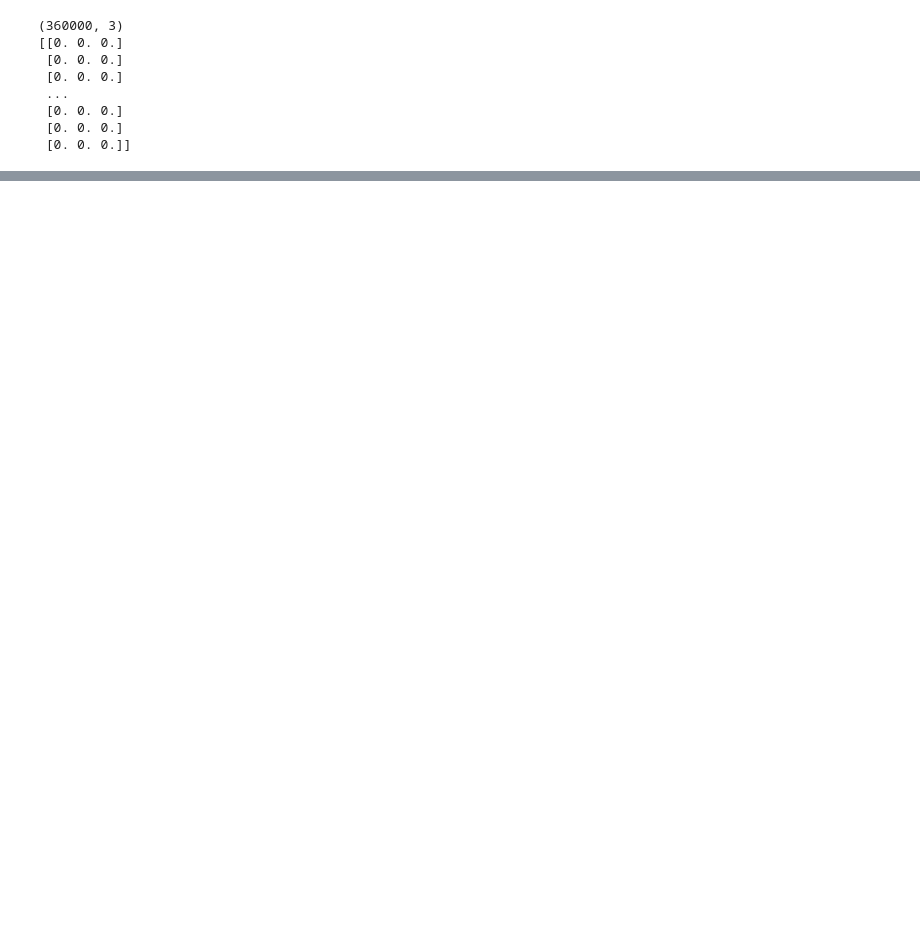
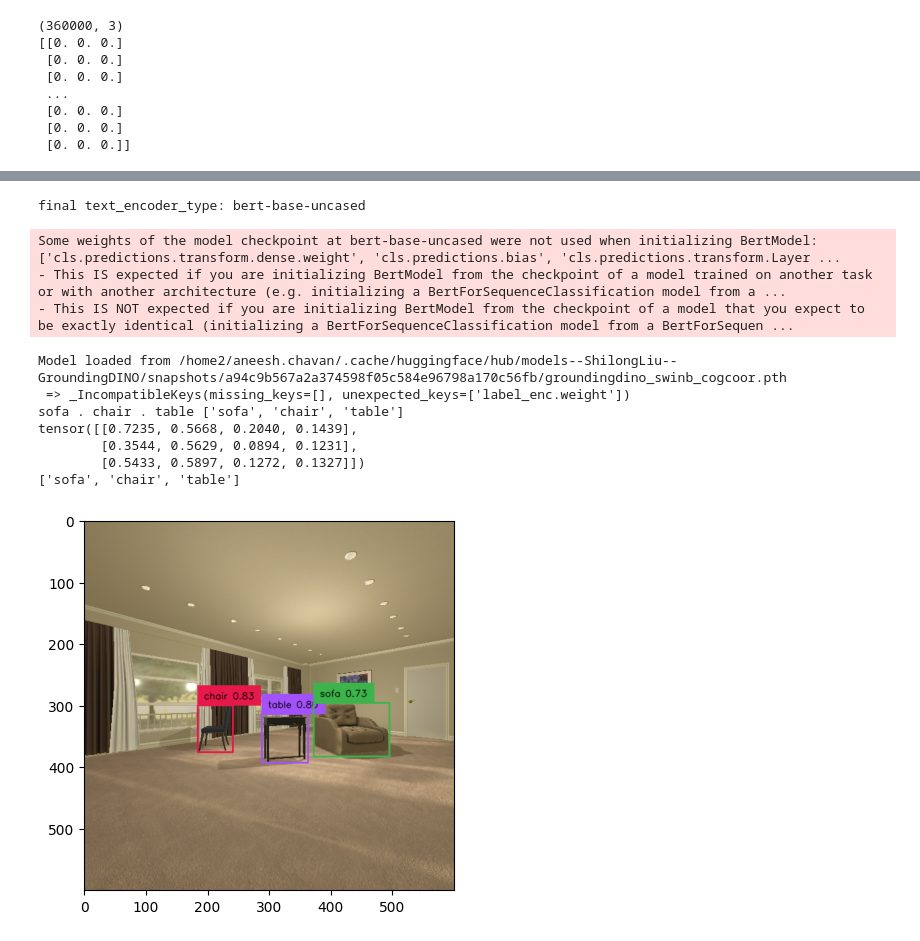
Before and after one commit to aneeshc12/Change_detection, a Jupyter notebook: localization_expt.ipynb, the cells around one changed output, grey strips where cells are left out. Saved outputs shown, nothing was run; the diff lists cells and outputs as text; code cells hidden in the pictures; blank space fills up the shorter version.

```diff
--- a/localization_expt.ipynb
+++ b/localization_expt.ipynb
@@ -512,0 +937,26 @@ fig.show()
+# %%
+objectFinder = ObjectFinder()
+
+test_img_path = '/home2/aneesh.chavan/Change_detection/360_zip/view2/view2.png'
+image_source, image = load_image(test_img_path)
+Image.fromarray(image_source)
+
+db, pr = objectFinder.find(test_img_path)
+
+print(db)
+print(pr)
+
+objectFinder._show_detections(test_img_path)
+# %% [output]
+final text_encoder_type: bert-base-uncased
+Some weights of the model checkpoint at bert-base-uncased were not used when initializing BertModel: ['cls.predictions.transform.dense.weight', 'cls.predictions.bias', 'cls.predictions.transform.Layer ...
+- This IS expected if you are initializing BertModel from the checkpoint of a model trained on another task or with another architecture (e.g. initializing a BertForSequenceClassification model from a ...
+- This IS NOT expected if you are initializing BertModel from the checkpoint of a model that you expect to be exactly identical (initializing a BertForSequenceClassification model from a BertForSequen ...
+Model loaded from /home2/aneesh.chavan/.cache/huggingface/hub/models--ShilongLiu--GroundingDINO/snapshots/a94c9b567a2a374598f05c584e96798a170c56fb/groundingdino_swinb_cogcoor.pth
+ => _IncompatibleKeys(missing_keys=[], unexpected_keys=['label_enc.weight'])
+sofa . chair . table ['sofa', 'chair', 'table']
+tensor([[0.7235, 0.5668, 0.2040, 0.1439],
+        [0.3544, 0.5629, 0.0894, 0.1231],
+        [0.5433, 0.5897, 0.1272, 0.1327]])
+['sofa', 'chair', 'table']
+[figure, added]
```
Also changed, not shown: parts of 30 cells of this notebook, 2 other files.
